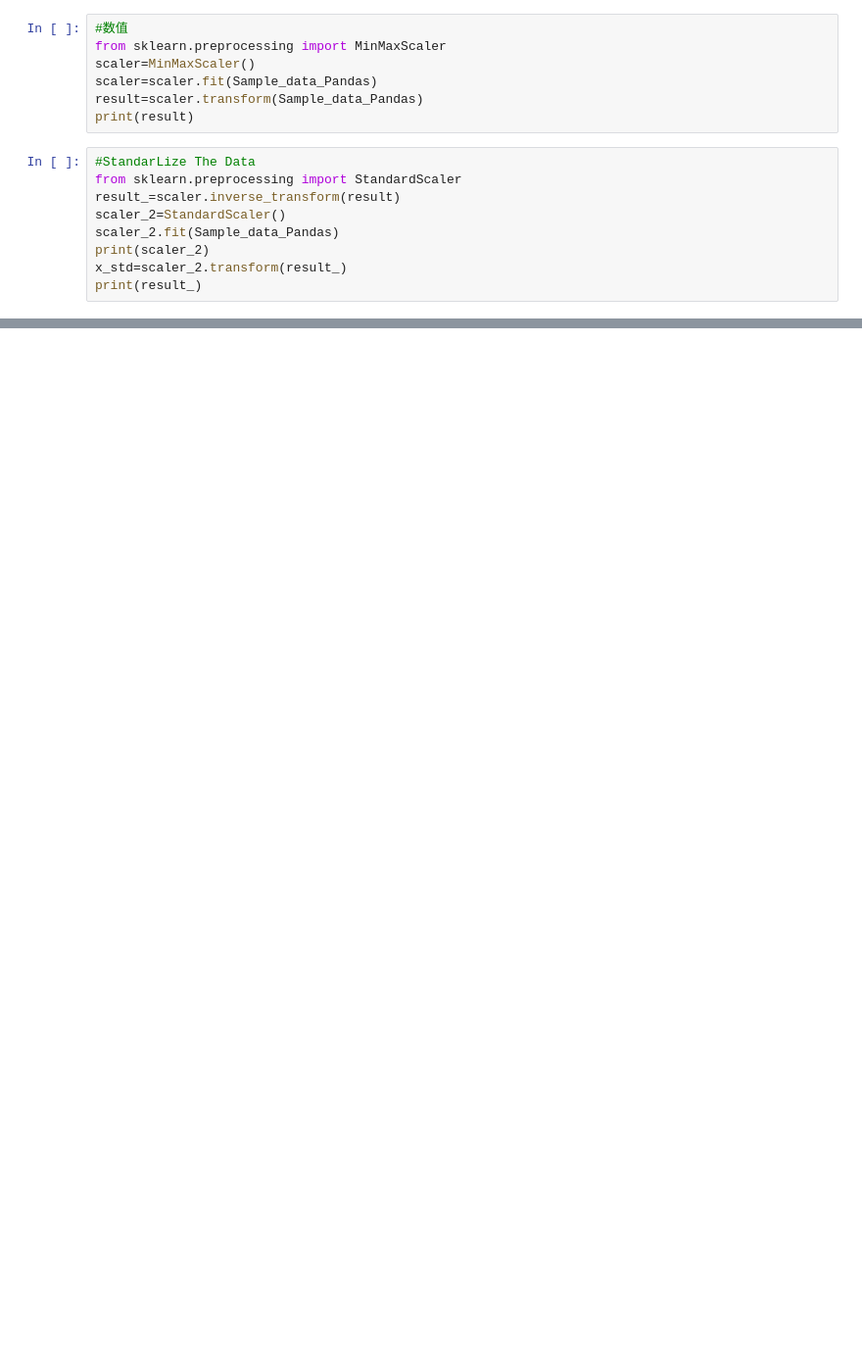
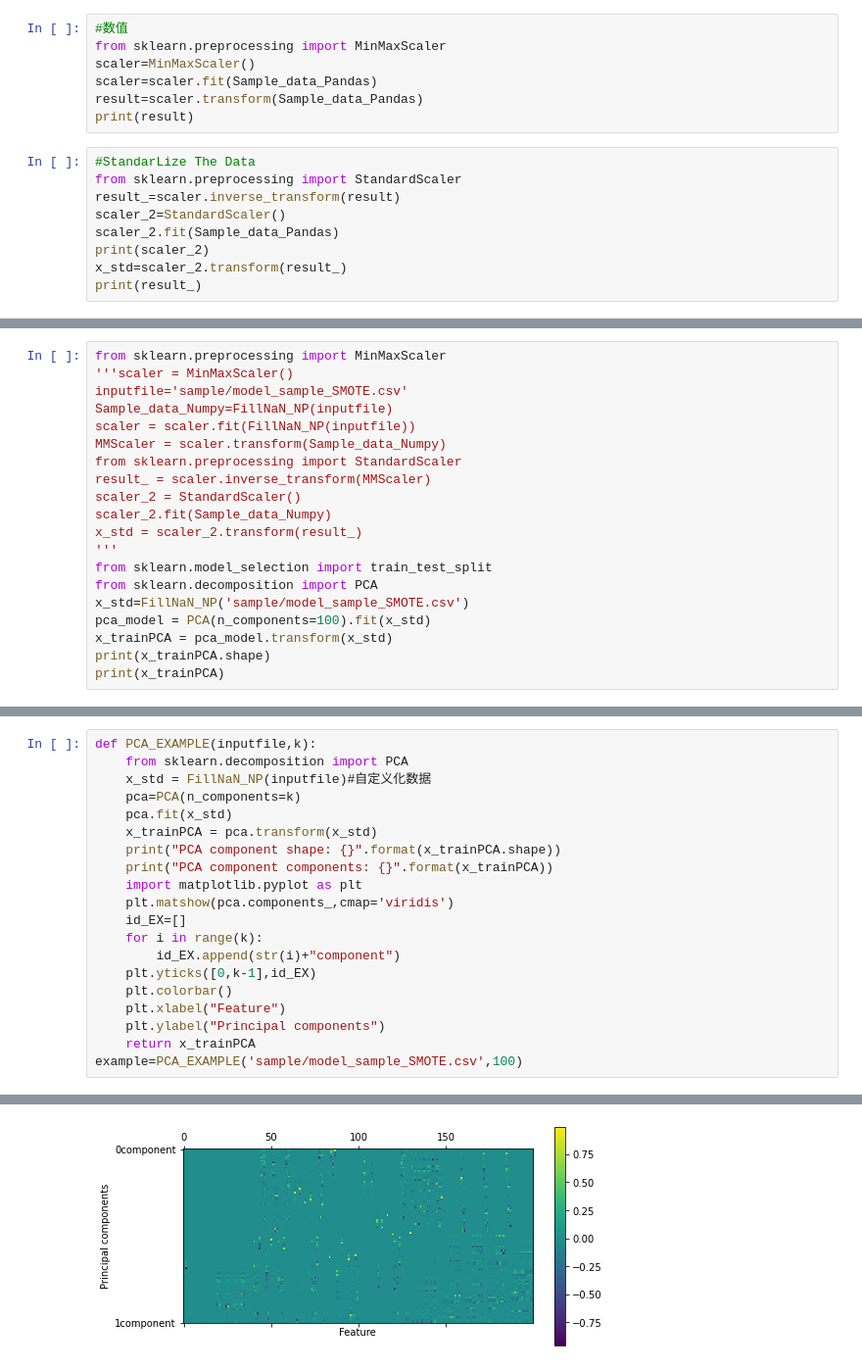
Before and after one commit to Slian22/TeamWorkForML, a Jupyter notebook: Code/HandleTheData.ipynb, the cells around one changed output, grey strips where cells are left out. Shown at 98% size. Drawn from its saved outputs; the diff is of its cells as text; blank space fills up the shorter version.

```diff
--- a/Code/HandleTheData.ipynb
+++ b/Code/HandleTheData.ipynb
@@ -63,0 +40,20 @@ pd
+# %%
+from sklearn.preprocessing import MinMaxScaler
+'''scaler = MinMaxScaler()
+inputfile='sample/model_sample_SMOTE.csv'
+Sample_data_Numpy=FillNaN_NP(inputfile)
+scaler = scaler.fit(FillNaN_NP(inputfile))
+MMScaler = scaler.transform(Sample_data_Numpy)
+from sklearn.preprocessing import StandardScaler
+result_ = scaler.inverse_transform(MMScaler)
+scaler_2 = StandardScaler()
+scaler_2.fit(Sample_data_Numpy)
+x_std = scaler_2.transform(result_)
+'''
+from sklearn.model_selection import train_test_split
+from sklearn.decomposition import PCA
+x_std=FillNaN_NP('sample/model_sample_SMOTE.csv')
+pca_model = PCA(n_components=100).fit(x_std)
+x_trainPCA = pca_model.transform(x_std)
+print(x_trainPCA.shape)
+print(x_trainPCA)
@@ -63,0 +75,21 @@ pd
+# %%
+def PCA_EXAMPLE(inputfile,k):
+    from sklearn.decomposition import PCA
+    x_std = FillNaN_NP(inputfile)#自定义化数据
+    pca=PCA(n_components=k)
+    pca.fit(x_std)
+    x_trainPCA = pca.transform(x_std)
+    print("PCA component shape: {}".format(x_trainPCA.shape))
+    print("PCA component components: {}".format(x_trainPCA))
+    import matplotlib.pyplot as plt
+    plt.matshow(pca.components_,cmap='viridis')
+    id_EX=[]
+    for i in range(k):
+        id_EX.append(str(i)+"component")
+    plt.yticks([0,k-1],id_EX)
+    plt.colorbar()
+    plt.xlabel("Feature")
+    plt.ylabel("Principal components")
+    return x_trainPCA
+example=PCA_EXAMPLE('sample/model_sample_SMOTE.csv',100)
+# %% [output]
@@ -63,0 +110 @@ pd
+[figure, added]
```
Also changed, not shown: parts of 5 cells of this notebook, 3 other files.
